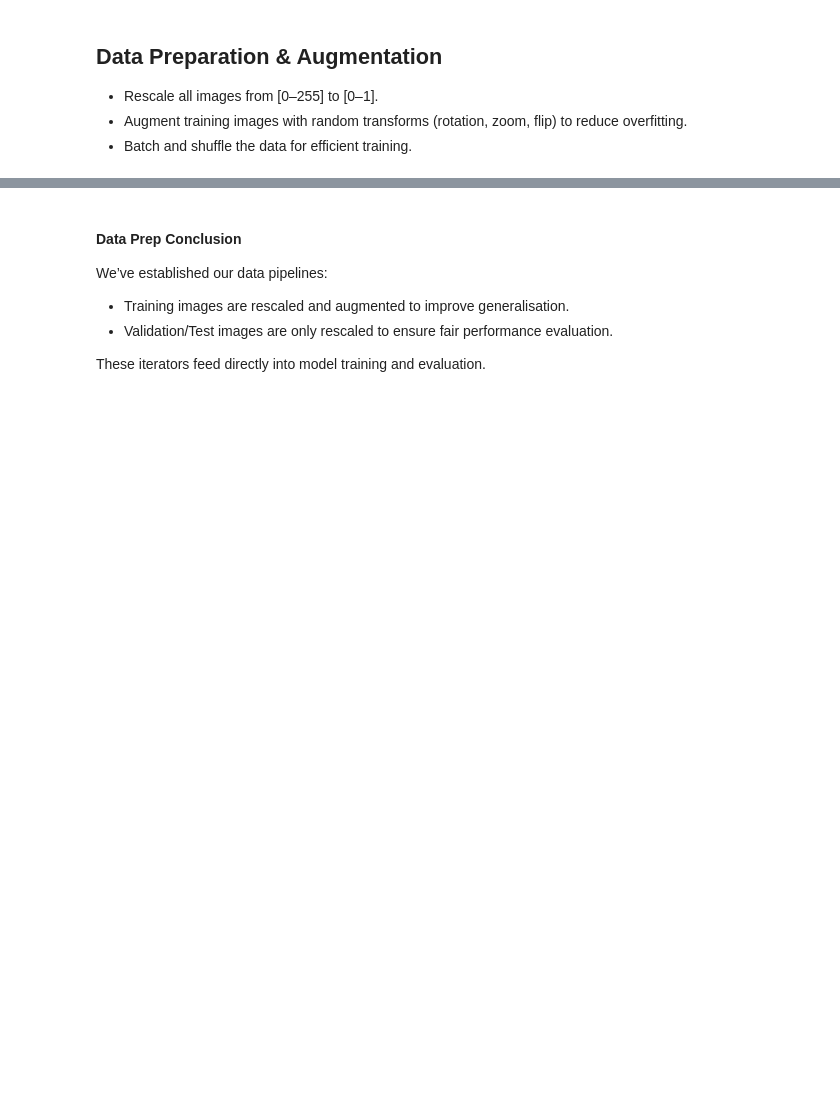
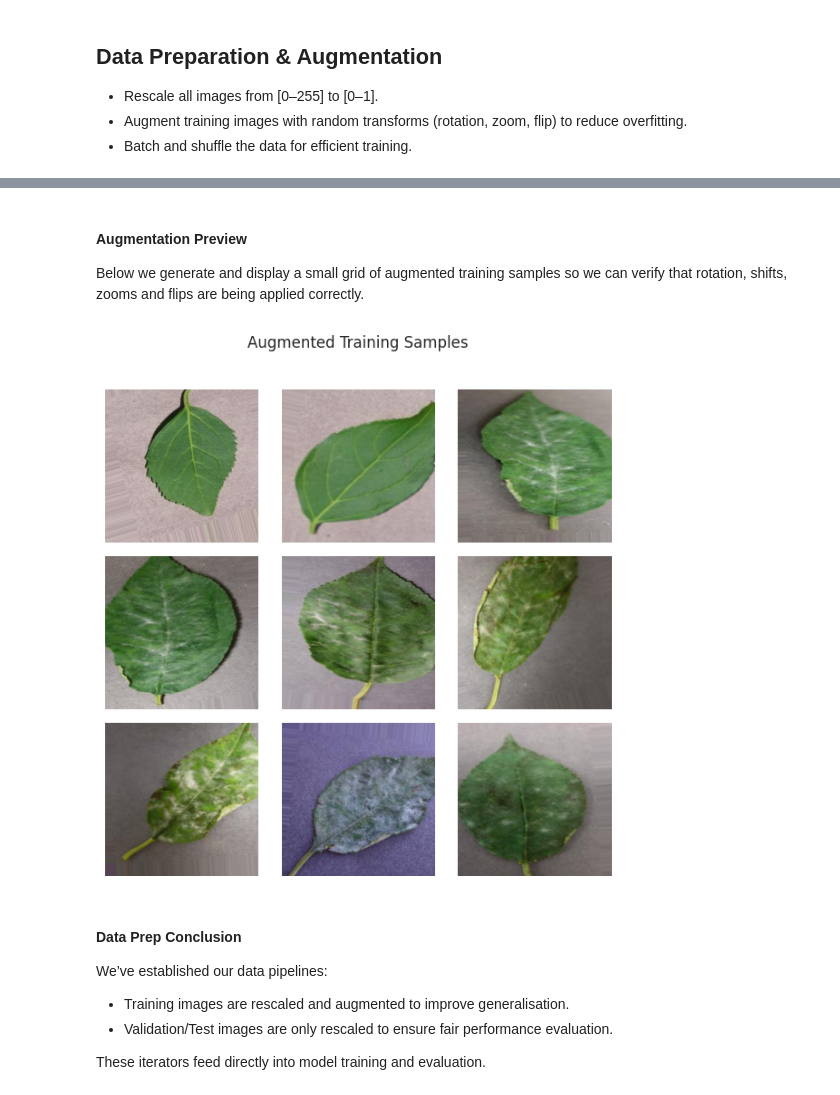
Before and after one commit to JDonnellyCodeInstitute/PP5-MildewDetection, a Jupyter notebook: jupyter_notebooks/03 - Modelling and Evaluating.ipynb, the cells around one changed output, grey strips where cells are left out. Cells and saved outputs as stored; diff of their text form; code cells hidden in the pictures; blank space fills up the shorter version.

Commit message:
Added a 3x3 grid of example images proving the data augmentation is effective

```diff
--- a/jupyter_notebooks/03 - Modelling and Evaluating.ipynb
+++ b/jupyter_notebooks/03 - Modelling and Evaluating.ipynb
@@ -165,6 +165,26 @@ To enable the following instructions: AVX2 AVX512F AVX512_VNNI FMA, in other ope
 Found 2944 images belonging to 2 classes.
 Found 420 images belonging to 2 classes.
 Found 844 images belonging to 2 classes.
+# %% [markdown]
+#### Augmentation Preview
+
+Below we generate and display a small grid of augmented training samples so we can verify that rotation, shifts, zooms and flips are being applied correctly.
+# %%
+# Takes one batch of augmented images
+images, labels_ = next(train_iterator)
+
+# Displays 3×3 grid of the first 9 augmented samples
+fig, axes = plt.subplots(3, 3, figsize=(6,6))
+for img, ax in zip(images[:9], axes.flatten()):
+    ax.imshow(img)
+    ax.axis('off')
+
+plt.suptitle("Augmented Training Samples", y=1.02)
+plt.tight_layout()
+plt.savefig(figures_out/'augmented_samples.png')
+plt.show()
+# %% [output]
+[figure, added]
 # %% [markdown]
 #### Data Prep Conclusion
 
```
Also changed, not shown: parts of 1 cell of this notebook, 1 other file.
